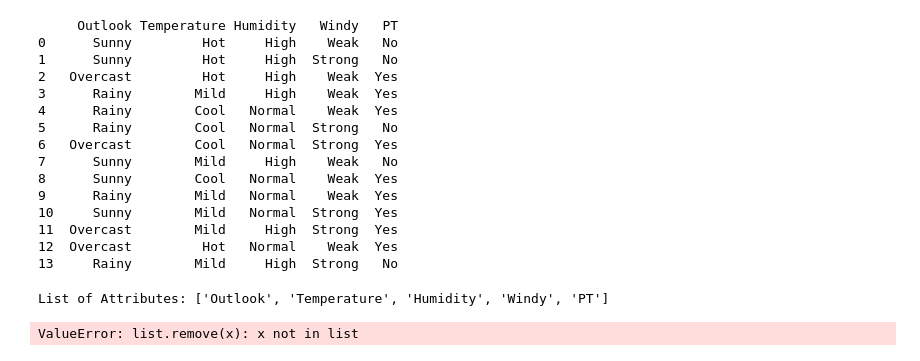
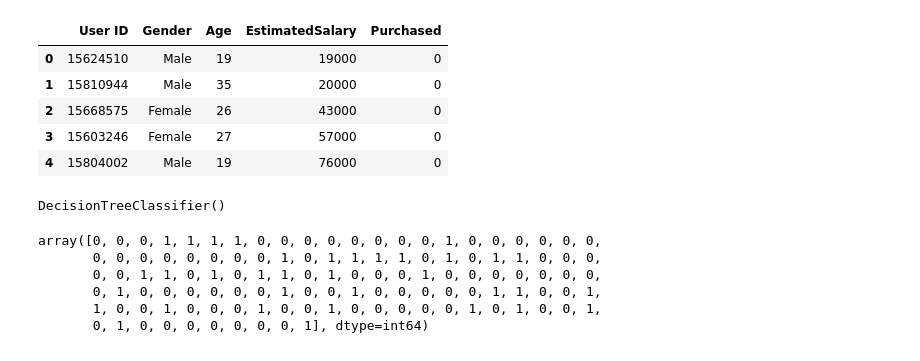
Before and after one commit to divyanshujain9196/Machine-Learning, a Jupyter notebook: Decision_tree_ID3.ipynb, the cells around one changed output. Saved outputs shown, nothing was run; the diff lists cells and outputs as text; code cells hidden in the pictures.

```diff
--- a/Decision_tree_ID3.ipynb
+++ b/Decision_tree_ID3.ipynb
@@ -5,23 +10,11 @@ from pandas import DataFrame
 # %%
-#Reading Dataset
-
-df_tennis = pd.read_csv('Decision_Tree.csv')
-
-print( df_tennis)
+df = pd.read_csv('suv_data.csv')
+df.head()
 # %% [output]
-     Outlook Temperature Humidity   Windy   PT
-0      Sunny         Hot     High    Weak   No
-1      Sunny         Hot     High  Strong   No
-2   Overcast         Hot     High    Weak  Yes
-3      Rainy        Mild     High    Weak  Yes
-4      Rainy        Cool   Normal    Weak  Yes
-5      Rainy        Cool   Normal  Strong   No
-6   Overcast        Cool   Normal  Strong  Yes
-7      Sunny        Mild     High    Weak   No
-8      Sunny        Cool   Normal    Weak  Yes
-9      Rainy        Mild   Normal    Weak  Yes
-10     Sunny        Mild   Normal  Strong  Yes
-11  Overcast        Mild     High  Strong  Yes
-12  Overcast         Hot   Normal    Weak  Yes
-13     Rainy        Mild     High  Strong   No
+|  | User ID | Gender | Age | EstimatedSalary | Purchased |
+| 0 | 15624510 | Male | 19 | 19000 | 0 |
+| 1 | 15810944 | Male | 35 | 20000 | 0 |
+| 2 | 15668575 | Female | 26 | 43000 | 0 |
+| 3 | 15603246 | Female | 27 | 57000 | 0 |
+| 4 | 15804002 | Male | 19 | 76000 | 0 |
 # %%
@@ -52,8 +24,3 @@ def id3(df, target_attribute_name, attribute_names,
 # %%
-attribute_names = list(df_tennis.columns)
-print("List of Attributes:", attribute_names)
-attribute_names.remove('PlayTennis') #Remove the class attribute
-print("Predicting Attributes:", attribute_names)
+#converting gender column to numerical value
+df['Gender'] = le.fit_transform(df['Gender'])
-# %% [output]
-List of Attributes: ['Outlook', 'Temperature', 'Humidity', 'Windy', 'PT']
-ValueError: list.remove(x): x not in list
@@ -59,0 +40,14 @@ ValueError: list.remove(x): x not in list
+# %%
+dt.fit(train_x, train_y)
+# %% [output]
+DecisionTreeClassifier()
+# %%
+y_pred  = dt.predict(test_x)
+y_pred
+# %% [output]
+array([0, 0, 0, 1, 1, 1, 1, 0, 0, 0, 0, 0, 0, 0, 0, 1, 0, 0, 0, 0, 0, 0,
+       0, 0, 0, 0, 0, 0, 0, 0, 1, 0, 1, 1, 1, 1, 0, 1, 0, 1, 1, 0, 0, 0,
+       0, 0, 1, 1, 0, 1, 0, 1, 1, 0, 1, 0, 0, 0, 1, 0, 0, 0, 0, 0, 0, 0,
+       0, 1, 0, 0, 0, 0, 0, 0, 1, 0, 0, 1, 0, 0, 0, 0, 0, 1, 1, 0, 0, 1,
+       1, 0, 0, 1, 0, 0, 0, 1, 0, 0, 1, 0, 0, 0, 0, 0, 1, 0, 1, 0, 0, 1,
+       0, 1, 0, 0, 0, 0, 0, 0, 0, 1], dtype=int64)
```
Also changed, not shown: parts of 14 cells of this notebook, 29 other files.
